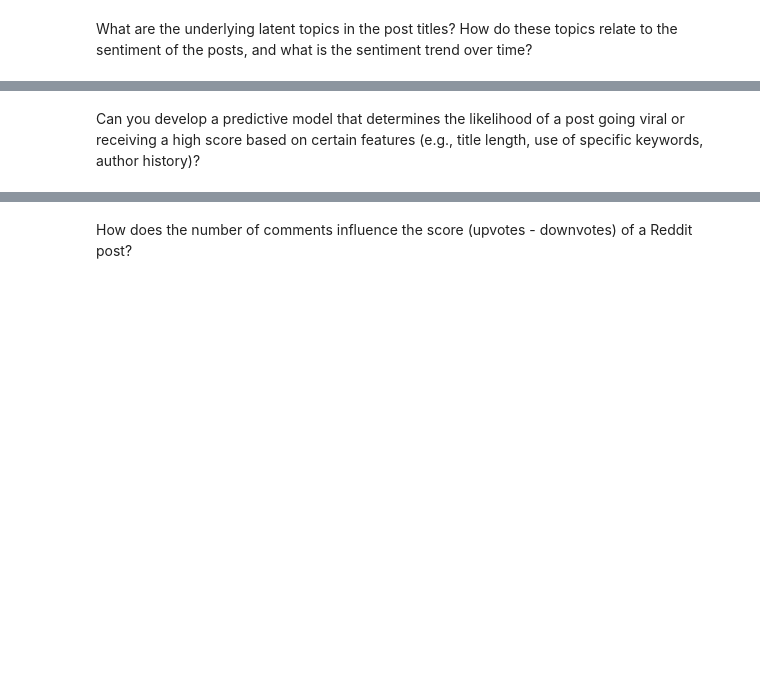
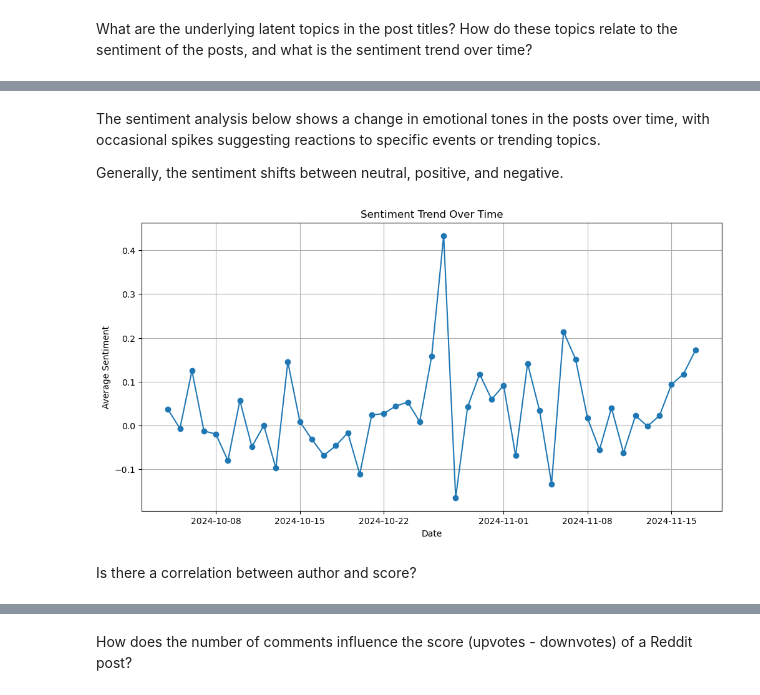
Before and after one commit to Olayemi-cloud/jh24993_EMATM0048---Python-Project, a Jupyter notebook: jh24993_EMATM0048_Q2.ipynb, the cells around one changed output, grey strips where cells are left out. Drawn from its saved outputs; the diff is of its cells as text; code cells hidden in the pictures; blank space fills up the shorter version.

Commit message:
ASK A QUESTION ABOUT YOUR DATA
'#' will be ignored, and an empty message aborts the commit.

```diff
--- a/jh24993_EMATM0048_Q2.ipynb
+++ b/jh24993_EMATM0048_Q2.ipynb
@@ -735,3 +723,22 @@ plt.show()
 ### Step 4: Ask question about your data
 # %% [markdown]
 What are the underlying latent topics in the post titles? How do these topics relate to the sentiment of the posts, and what is the sentiment trend over time?
+# %%
+from sklearn.feature_extraction.text import CountVectorizer
+from sklearn.decomposition import LatentDirichletAllocation
+
+# Ensure full dataset is used
+all_titles = clean_data['clean_title'].dropna().tolist()
+
+# Perform topic modeling on the full dataset
+vectorizer = CountVectorizer(stop_words='english', max_features=5000)
+title_vectors = vectorizer.fit_transform(all_titles)
+
+# Apply LDA to the full dataset
+lda_model = LatentDirichletAllocation(n_components=5, random_state=42)
+lda_model.fit(title_vectors)
+
+# Check the topics
+for idx, topic in enumerate(lda_model.components_):
+    print(f"Topic {idx + 1}:")
+    print([vectorizer.get_feature_names_out()[i] for i in topic.argsort()[-10:]])
@@ -737,0 +756,13 @@ What are the underlying latent topics in the post titles? How do these topics re
+# %%
+from textblob import TextBlob
+
+# Assign topics to titles
+topic_assignments = lda_model.transform(title_vectors).argmax(axis=1)
+df['topic'] = topic_assignments
+
+# Calculate sentiment
+df['sentiment'] = df['title'].apply(lambda x: TextBlob(x).sentiment.polarity)
+
+# Group by topics and calculate average sentiment
+topic_sentiment = df.groupby('topic')['sentiment'].mean()
+print(topic_sentiment)
@@ -738,2 +777,21 @@ What are the underlying latent topics in the post titles? How do these topics re
+# %% [markdown]
+The sentiment analysis below shows a change in emotional tones in the posts over time, with occasional spikes suggesting reactions to specific events or trending topics.
+
+Generally, the sentiment shifts between neutral, positive, and negative.
+# %%
+# Group by date
+df['date'] = pd.to_datetime(df['date'])
+sentiment_trend = df.groupby(df['date'].dt.date)['sentiment'].mean()
+
+# Plot sentiment trend
+plt.figure(figsize=(12, 6))
+plt.plot(sentiment_trend.index, sentiment_trend.values, marker='o')
+plt.title('Sentiment Trend Over Time')
+plt.xlabel('Date')
+plt.ylabel('Average Sentiment')
+plt.grid(True)
+plt.show()
+# %% [output]
+[figure, added]
 # %% [markdown]
-Can you develop a predictive model that determines the likelihood of a post going viral or receiving a high score based on certain features (e.g., title length, use of specific keywords, author history)?
+Is there a correlation between author and score?
```
Also changed, not shown: parts of 12 cells of this notebook.
